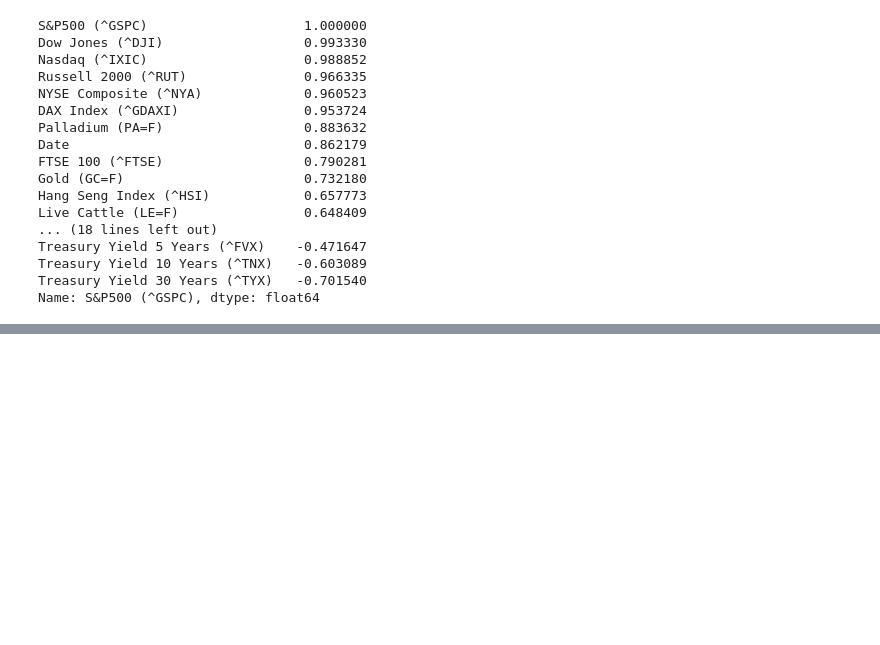
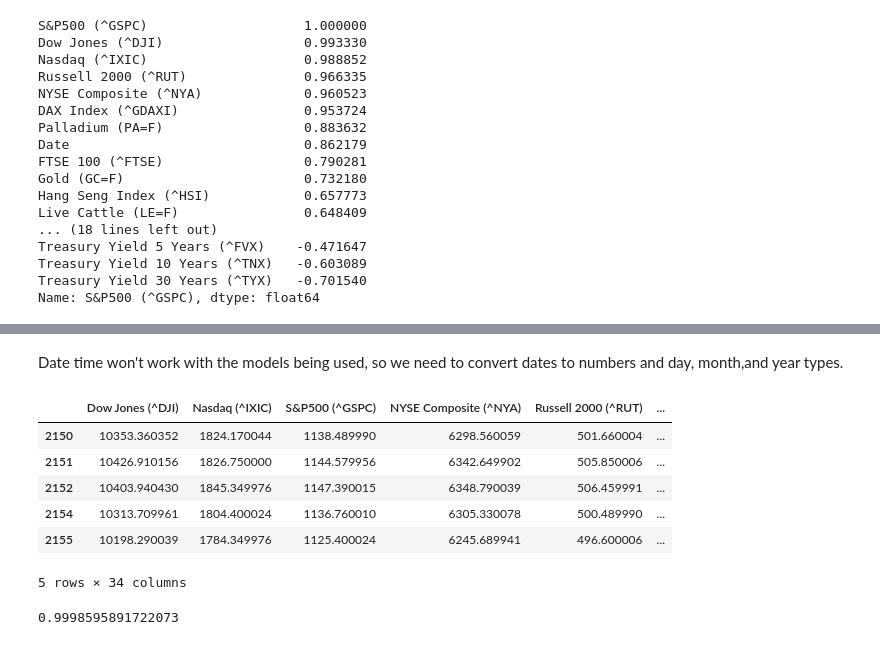
Before and after one commit to seancary62/historic-stock-market-exploration, a Jupyter notebook: historic-stock-market-exploration.ipynb, the cells around one changed output, grey strips where cells are left out. Saved outputs shown, nothing was run; the diff lists cells and outputs as text; code cells hidden in the pictures; blank space fills up the shorter version.

Commit message:
Kaggle Notebook | historic-stock-market-exploration | Version 6

```diff
--- a/historic-stock-market-exploration.ipynb
+++ b/historic-stock-market-exploration.ipynb
@@ -212,0 +257,8 @@ Name: S&P500 (^GSPC), dtype: float64
+# %%
+# Drop OJ, Ethanol, and Crude Oil-Brent from the model
+df_market_data_cleaned = df_market_data.drop(['Orange Juice (OJ=F)','Crude Oil-Brent (BZ=F)','Ethanol (EH=F)'], axis=1)
+
+# Remove NA values
+df_market_data_cleaned.dropna(axis=0,inplace=True)
+
+df_market_data_cleaned.info()
@@ -213,12 +283,43 @@ Name: S&P500 (^GSPC), dtype: float64
+# %% [markdown]
+Date time won't work with the models being used, so we need to convert dates to numbers and day, month,and year types.
+# %%
+# Create additional features from the Date column.
+
+df_market_data_cleaned["Year"] = df_market_data_cleaned.Date.dt.year
+df_market_data_cleaned["Month"] = df_market_data_cleaned.Date.dt.month
+df_market_data_cleaned["Day"] = df_market_data_cleaned.Date.dt.day
+df_market_data_cleaned["DayOfWeek"] = df_market_data_cleaned.Date.dt.dayofweek
+df_market_data_cleaned["DayOfYear"] = df_market_data_cleaned.Date.dt.dayofyear
+
+df_market_data_cleaned = df_market_data_cleaned.drop('Date', axis=1)
+
+df_market_data_cleaned.head()
+# %% [output]
+|  | Dow Jones (^DJI) | Nasdaq (^IXIC) | S&P500 (^GSPC) | NYSE Composite (^NYA) | Russell 2000 (^RUT) | ... |
+| 2150 | 10353.360352 | 1824.170044 | 1138.489990 | 6298.560059 | 501.660004 | ... |
+| 2151 | 10426.910156 | 1826.750000 | 1144.579956 | 6342.649902 | 505.850006 | ... |
+| 2152 | 10403.940430 | 1845.349976 | 1147.390015 | 6348.790039 | 506.459991 | ... |
+| 2154 | 10313.709961 | 1804.400024 | 1136.760010 | 6305.330078 | 500.489990 | ... |
+| 2155 | 10198.290039 | 1784.349976 | 1125.400024 | 6245.689941 | 496.600006 | ... |
+5 rows × 34 columns
 # %%
 # Import Scikitlearn and tools
 from sklearn.model_selection import train_test_split
 from sklearn.ensemble import RandomForestRegressor
-import random
 
 np.random.seed(42)
 
-X = df_market_data.drop('S&P500 (^GSPC)', axis=1)
-y = df_market_data['S&P500 (^GSPC)']
+X = df_market_data_cleaned.drop('S&P500 (^GSPC)', axis=1)
+y = df_market_data_cleaned['S&P500 (^GSPC)']
 
+# Split data into test and train datasets
 X_train, X_test, y_train, y_test = train_test_split(X,y, test_size=0.2)
+
+# Fit model
+model = RandomForestRegressor()
+model.fit(X_train, y_train)
+
+# Score model
+model.score(X_test, y_test)
+# %% [output]
+0.9998595891722073
```
Also changed, not shown: parts of 6 cells of this notebook.
